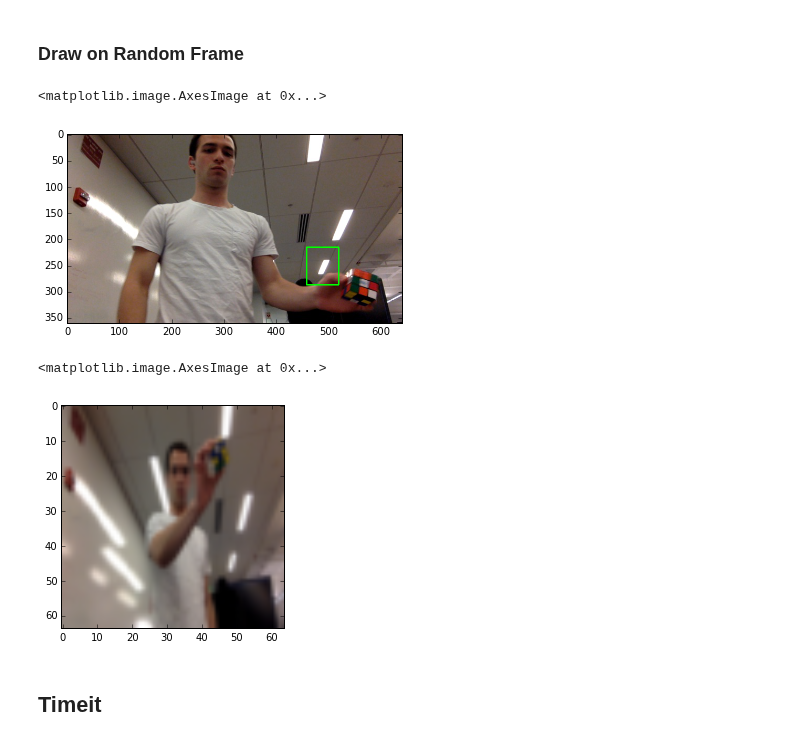
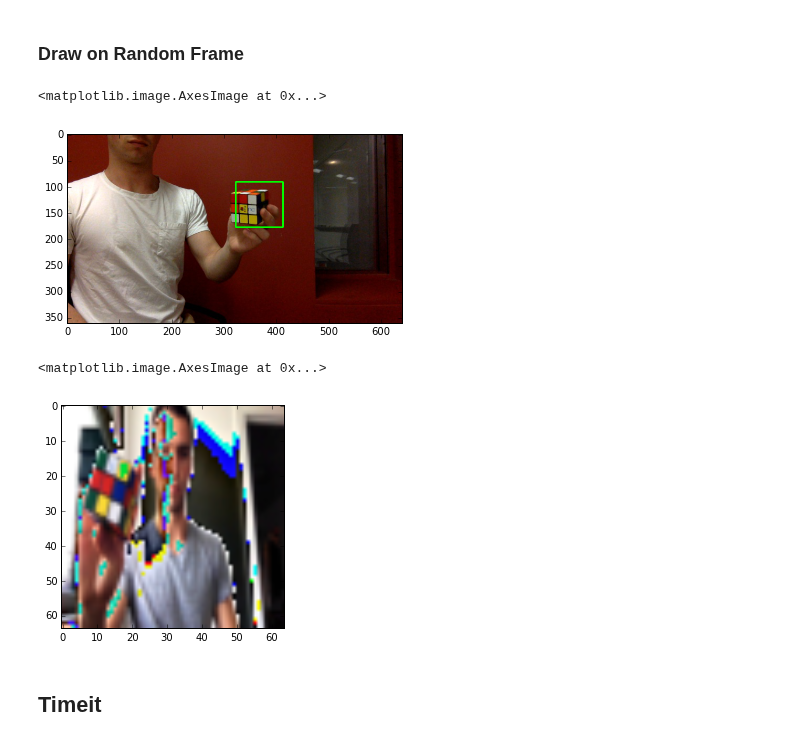
Before and after one commit to jayhack/ConvCube, a Jupyter notebook: Localization.ipynb, the cells around one changed output. Saved outputs shown, nothing was run; the diff lists cells and outputs as text; code cells hidden in the pictures.

```diff
--- a/Localization.ipynb
+++ b/Localization.ipynb
@@ -46,7 +44,7 @@ pretrained_model = pickle.load(open(model_path))
 # %% [markdown]
 ### Get Data
 # %%
-X_train, X_val, y_train, y_val = load_dataset_localization(client, train_size=0.9)
+X_train, X_val, y_train, y_val = load_dataset_localization(client, train_size=0.85)
 print 'Train data shape: ', X_train.shape
 print 'Train labels shape: ', y_train.shape
 print 'Validation data shape: ', X_val.shape
@@ -145,20 +233,20 @@ cube = ConvNetCube(loc_convnet=loc_convnet)
 # %% [markdown]
 ### Draw on Random Frame
 # %%
-video = client.get(Video, 'lanthrop_2')
+video = client.get(Video, 'studyroom_2')
 frame = video.get_random_child(Frame)
 image = frame['image'].copy()
 disp_img = cube.draw_output(image)
 plt.imshow(disp_img[:,:,::-1])
 # %% [output]
 <matplotlib.image.AxesImage at 0x...>
-[figure, old version]
+[figure, new version]
 # %%
-image = X_val[0,:,:,:].transpose(1, 2, 0).copy()
+image = X_val[300,:,:,:].transpose(1, 2, 0).copy()
 plt.imshow(image[:,:,::-1])
 # %% [output]
 <matplotlib.image.AxesImage at 0x...>
-[figure, old version]
+[figure, new version]
 # %% [markdown]
 ## Timeit
 # %%
```
Also changed, not shown: parts of 11 cells of this notebook, 24 other files.
